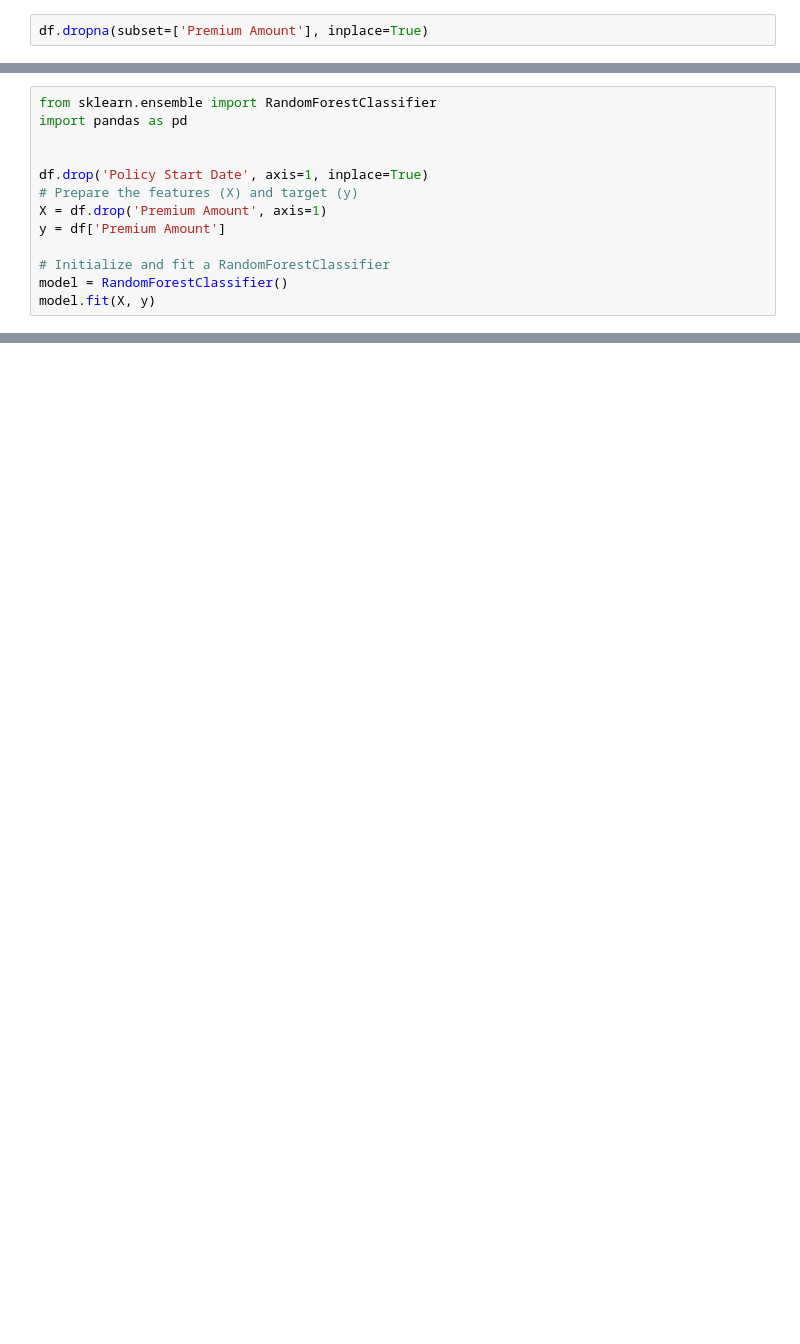
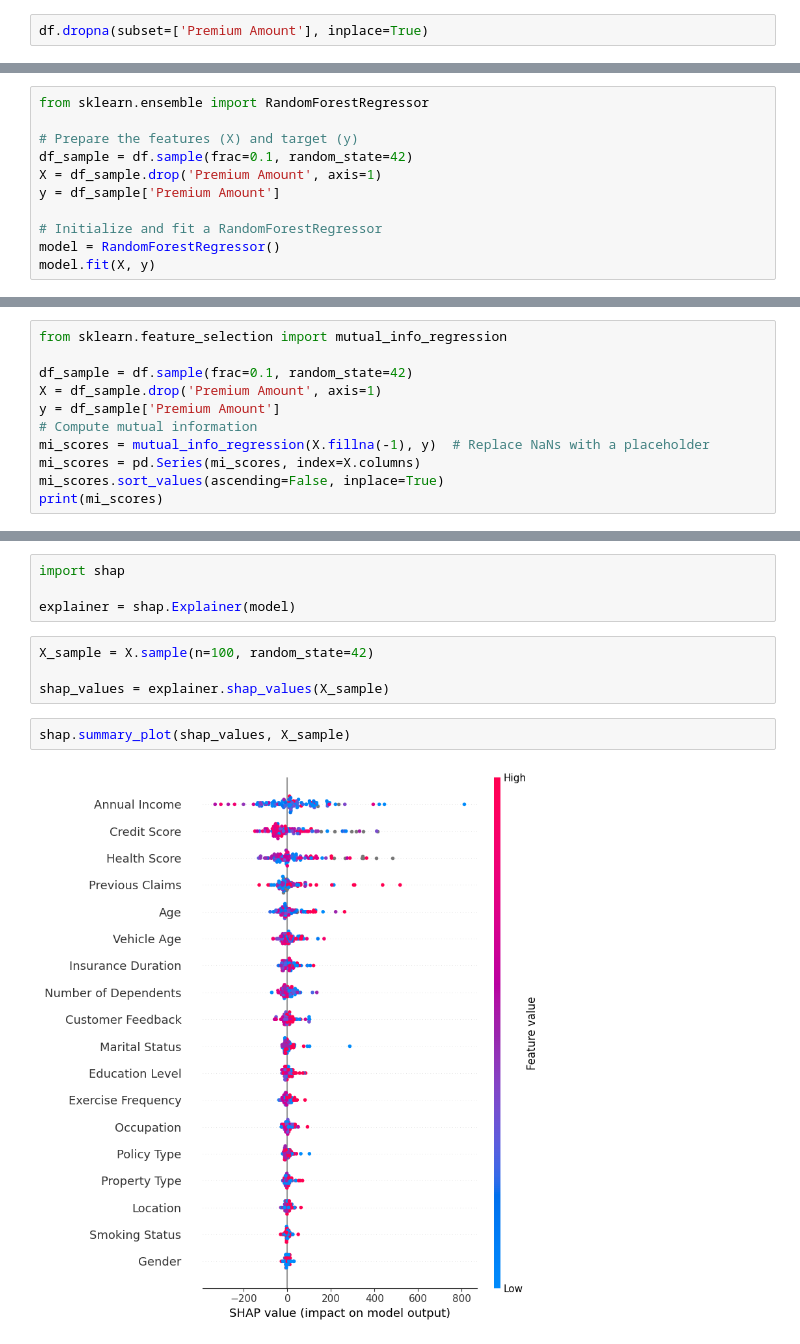
Before and after one commit to spshreya/Data_science_projects, a Jupyter notebook: Regression_Insureance_Dataset.ipynb, the cells around one changed output, grey strips where cells are left out. Drawn from its saved outputs; the diff is of its cells as text; blank space fills up the shorter version.

```diff
--- a/Regression_Insureance_Dataset.ipynb
+++ b/Regression_Insureance_Dataset.ipynb
@@ -200,13 +236,11 @@ df.dropna(subset=['Premium Amount'], inplace=True)
 # %%
-from sklearn.ensemble import RandomForestClassifier
-import pandas as pd
+from sklearn.ensemble import RandomForestRegressor
 
+# Prepare the features (X) and target (y)
+df_sample = df.sample(frac=0.1, random_state=42)
+X = df_sample.drop('Premium Amount', axis=1)
+y = df_sample['Premium Amount']
 
-df.drop('Policy Start Date', axis=1, inplace=True)
-# Prepare the features (X) and target (y)
-X = df.drop('Premium Amount', axis=1)
-y = df['Premium Amount']
-
-# Initialize and fit a RandomForestClassifier
-model = RandomForestClassifier()
+# Initialize and fit a RandomForestRegressor
+model = RandomForestRegressor()
 model.fit(X, y)
@@ -223,0 +276,11 @@ print(importance_df)
+# %%
+from sklearn.feature_selection import mutual_info_regression
+
+df_sample = df.sample(frac=0.1, random_state=42)
+X = df_sample.drop('Premium Amount', axis=1)
+y = df_sample['Premium Amount']
+# Compute mutual information
+mi_scores = mutual_info_regression(X.fillna(-1), y)  # Replace NaNs with a placeholder
+mi_scores = pd.Series(mi_scores, index=X.columns)
+mi_scores.sort_values(ascending=False, inplace=True)
+print(mi_scores)
@@ -223,0 +339,12 @@ print(importance_df)
+# %%
+import shap
+
+explainer = shap.Explainer(model)
+# %%
+X_sample = X.sample(n=100, random_state=42)
+
+shap_values = explainer.shap_values(X_sample)
+# %%
+shap.summary_plot(shap_values, X_sample)
+# %% [output]
+[figure, added]
```
Also changed, not shown: parts of 28 cells of this notebook.
